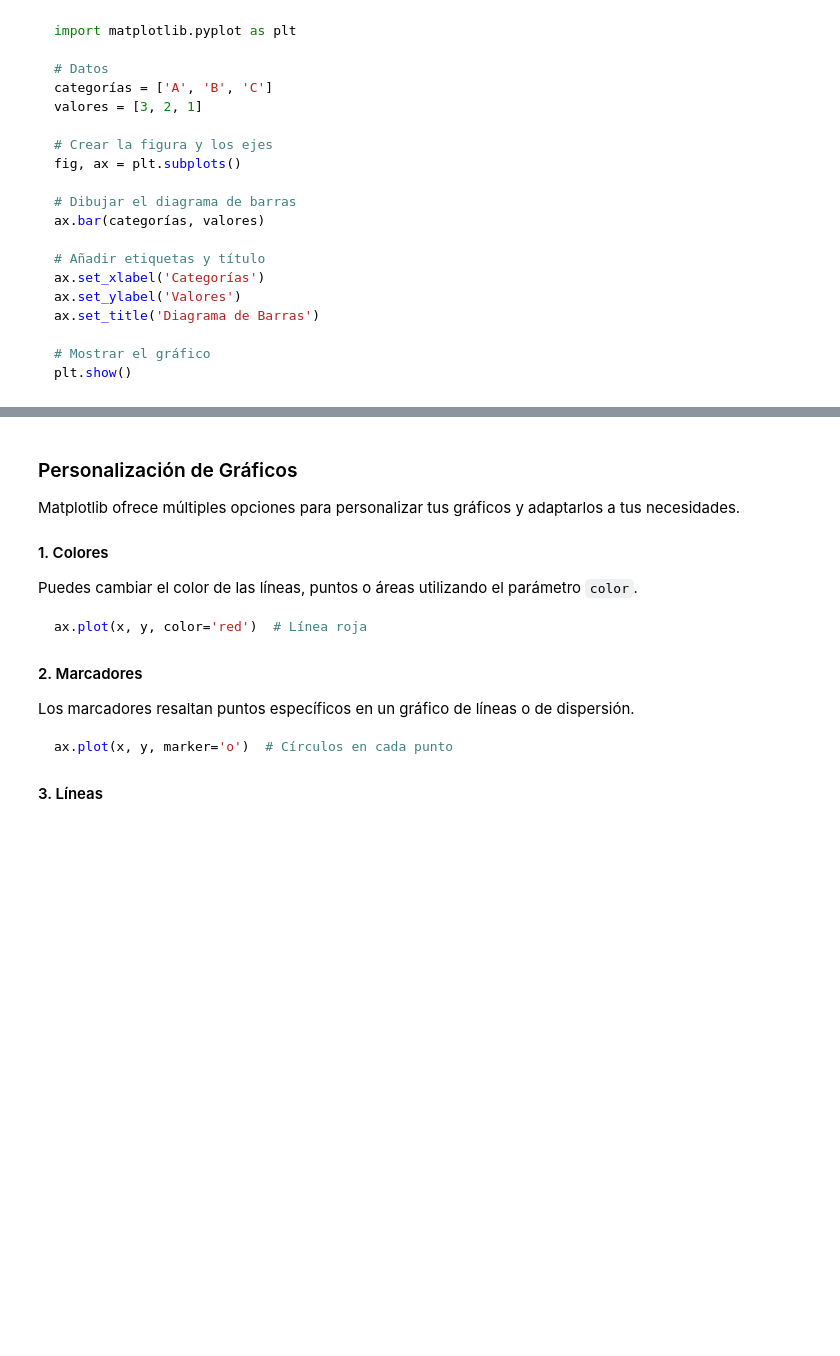
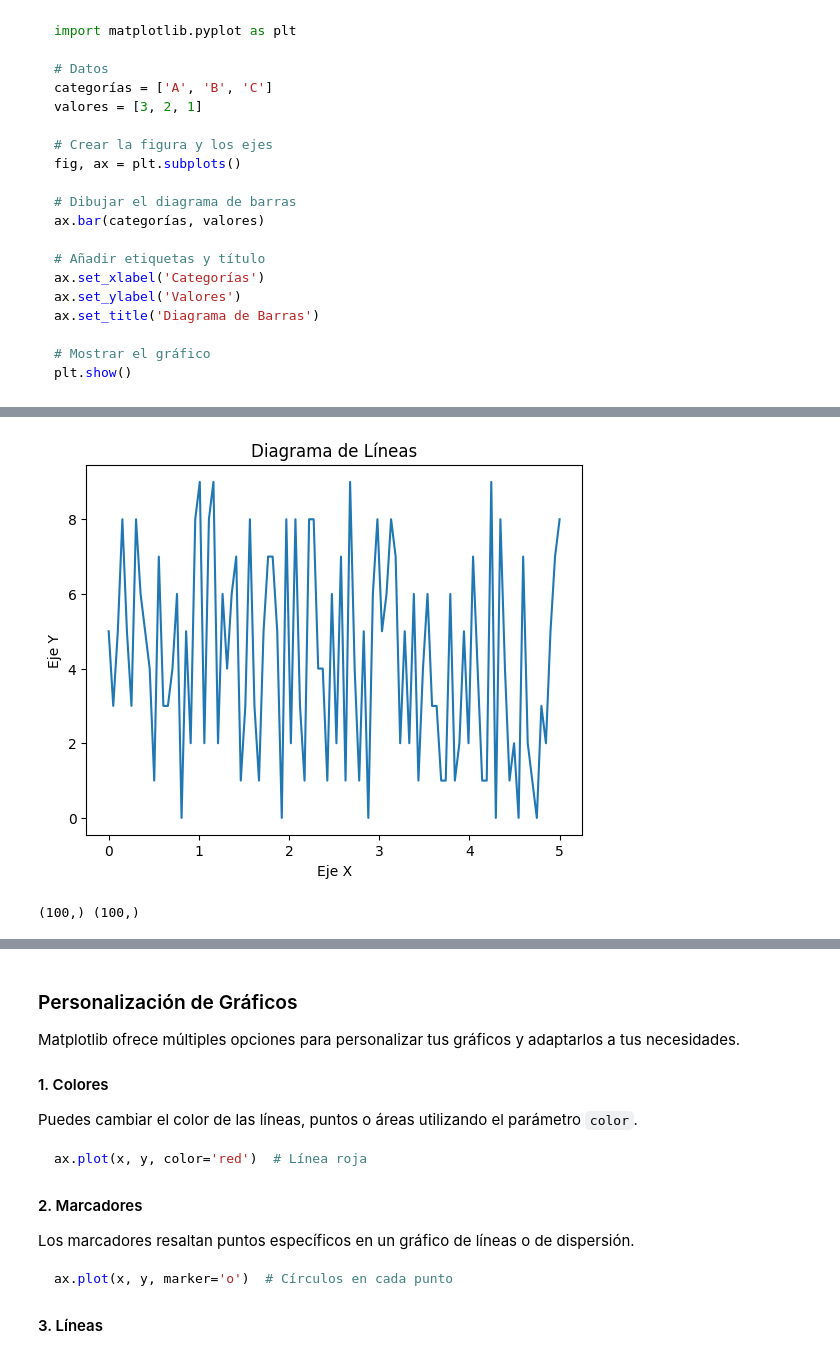
Before and after one commit to soyeagonzalez/TalentoTECH, a Jupyter notebook: Python_Librerías.ipynb, the cells around one changed output, grey strips where cells are left out. Saved outputs shown, nothing was run; the diff lists cells and outputs as text; code cells hidden in the pictures; blank space fills up the shorter version.

```diff
--- a/Python_Librerías.ipynb
+++ b/Python_Librerías.ipynb
@@ -385,0 +689,22 @@ plt.show()
+# %%
+
+# Datos
+x = np.linspace(0,5,100)
+y = np.random.randint(0,10,(100,1))
+
+# Crear la figura y los ejes
+fig, ax = plt.subplots()
+
+# Dibujar el diagrama de líneas
+ax.plot(x, y)
+
+# Añadir etiquetas y título
+ax.set_xlabel('Eje X')
+ax.set_ylabel('Eje Y')
+ax.set_title('Diagrama de Líneas')
+# Mostrar el gráfico
+plt.show()
+print(x.shape, y.shape)
+# %% [output]
+[figure, added]
+(100,) (100,)
```
Also changed, not shown: parts of 31 cells of this notebook.
